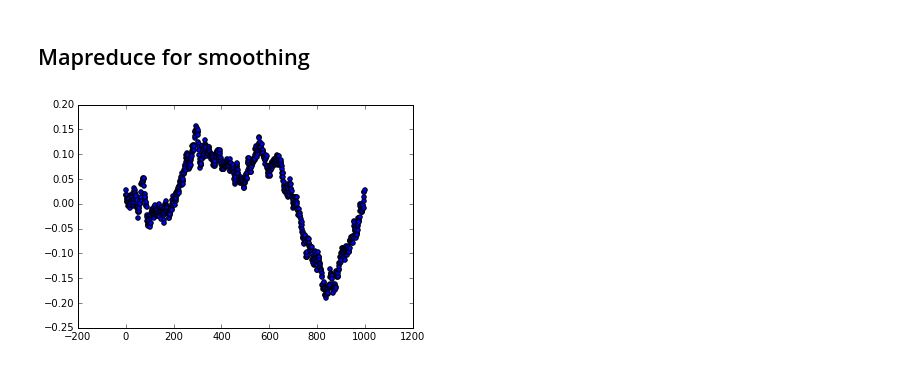
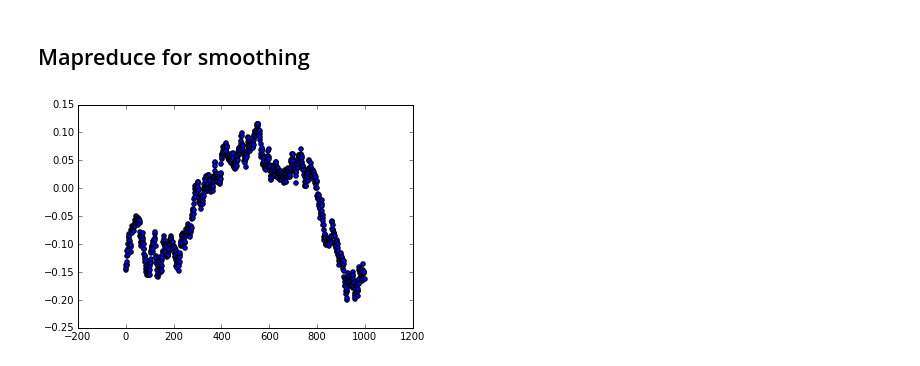
Before and after one commit to snarles/computing, a Jupyter notebook: examples/test2.ipynb, the cells around one changed output. Saved outputs shown, nothing was run; the diff lists cells and outputs as text; code cells hidden in the pictures.

```diff
--- a/examples/test2.ipynb
+++ b/examples/test2.ipynb
@@ -295,13 +295,14 @@ newtxt_rdd.saveAsTextFile("out.txt")
 ## Mapreduce for smoothing
 # %%
 nseq = 1000
-rawvals = npr.normal(0, 1, nseq)
+pp = 3
+rawvals = npr.normal(0, 1, (nseq, pp))
 # %%
-raw2 = np.hstack([rawvals, rawvals])
+raw2 = np.vstack([rawvals, rawvals])
 hband = 200
-smoothed1 = np.array([np.mean(raw2[range(ii, ii+hband)]) for ii in range(nseq)])
+smoothed1 = np.array([np.mean(raw2[range(ii, ii+hband), :], axis = 0) for ii in range(nseq)])
 # %%
-plt.scatter(np.arange(0, nseq, 1), smoothed1)
+plt.scatter(np.arange(0, nseq, 1), smoothed1[:, 1])
 plt.show()
 # %% [output]
-[figure, old version]
+[figure, new version]
```
Also changed, not shown: parts of 10 cells of this notebook.
